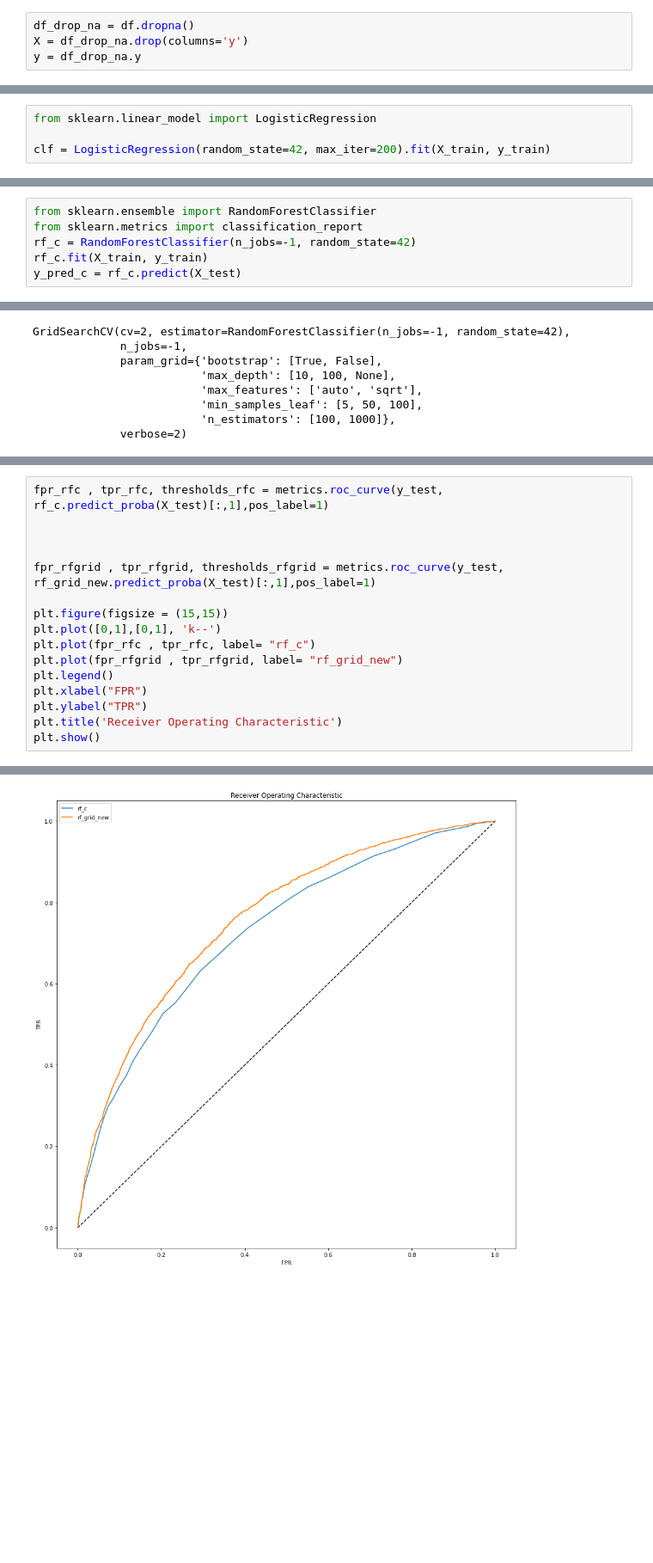
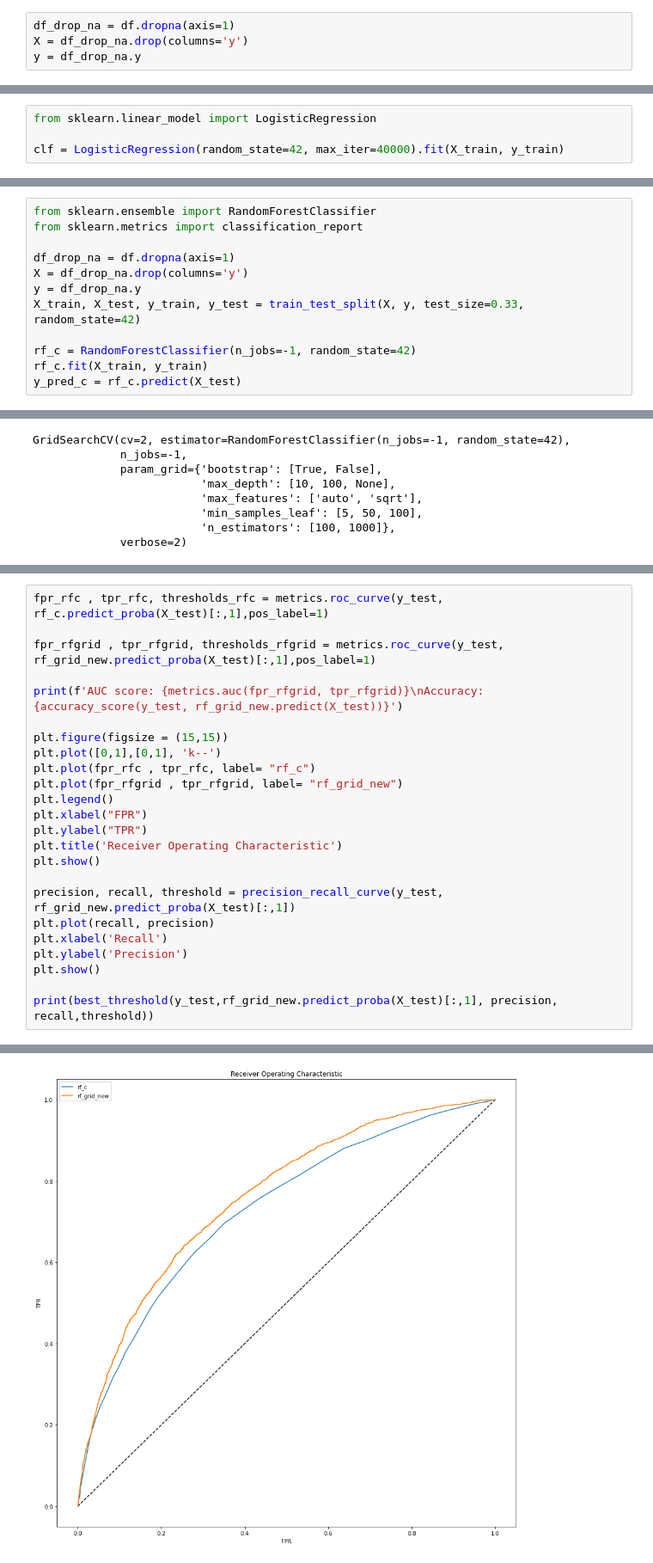
Before and after one commit to ronaldpacheco/State_farm_exercise, a Jupyter notebook: State_Farm.ipynb, the cells around one changed output, grey strips where cells are left out. Shown at 86% size. Saved outputs shown, nothing was run; the diff lists cells and outputs as text; blank space fills up the shorter version.

```diff
--- a/State_Farm.ipynb
+++ b/State_Farm.ipynb
@@ -260,6 +289,6 @@ First, let's get a baseline for our model. Let's run a model where we drop all t
 df = pd.concat([data.select_dtypes(['number']),pd.get_dummies(data.select_dtypes(['category'])) ],axis=1)
 # %%
-df_drop_na = df.dropna()
+df_drop_na = df.dropna(axis=1)
 X = df_drop_na.drop(columns='y')
 y = df_drop_na.y
 # %%
@@ -268,7 +297,7 @@ X_train, X_test, y_train, y_test = train_test_split(X, y, test_size=0.33, random
 # %%
 from sklearn.linear_model import LogisticRegression
 
-clf = LogisticRegression(random_state=42, max_iter=200).fit(X_train, y_train)
+clf = LogisticRegression(random_state=42, max_iter=40000).fit(X_train, y_train)
 # %%
 from sklearn import metrics
 fpr, tpr, thresholds = metrics.roc_curve(y_test, clf.predict_proba(X_test)[:,1], pos_label=1)
@@ -406,6 +501,12 @@ best_threshold(y_test,clf.predict_proba(X_test)[:,1],precision, recall, threshol
 # %%
 from sklearn.ensemble import RandomForestClassifier
 from sklearn.metrics import classification_report
+
+df_drop_na = df.dropna(axis=1)
+X = df_drop_na.drop(columns='y')
+y = df_drop_na.y
+X_train, X_test, y_train, y_test = train_test_split(X, y, test_size=0.33, random_state=42)
+
 rf_c = RandomForestClassifier(n_jobs=-1, random_state=42)
 rf_c.fit(X_train, y_train)
 y_pred_c = rf_c.predict(X_test)
@@ -482,9 +617,9 @@ pd.Series(rf_grid_new.best_estimator_.feature_importances_, index=X_train.column
 # %%
 fpr_rfc , tpr_rfc, thresholds_rfc = metrics.roc_curve(y_test, rf_c.predict_proba(X_test)[:,1],pos_label=1)
 
+fpr_rfgrid , tpr_rfgrid, thresholds_rfgrid = metrics.roc_curve(y_test, rf_grid_new.predict_proba(X_test)[:,1],pos_label=1)
 
-
-fpr_rfgrid , tpr_rfgrid, thresholds_rfgrid = metrics.roc_curve(y_test, rf_grid_new.predict_proba(X_test)[:,1],pos_label=1)
+print(f'AUC score: {metrics.auc(fpr_rfgrid, tpr_rfgrid)}\nAccuracy: {accuracy_score(y_test, rf_grid_new.predict(X_test))}')
 
 plt.figure(figsize = (15,15))
 plt.plot([0,1],[0,1], 'k--')
@@ -495,4 +630,12 @@ plt.xlabel("FPR")
 plt.ylabel("TPR")
 plt.title('Receiver Operating Characteristic')
 plt.show()
+
+precision, recall, threshold = precision_recall_curve(y_test, rf_grid_new.predict_proba(X_test)[:,1])
+plt.plot(recall, precision)
+plt.xlabel('Recall')
+plt.ylabel('Precision')
+plt.show()
+
+print(best_threshold(y_test,rf_grid_new.predict_proba(X_test)[:,1], precision, recall,threshold))
 # %% [output]
@@ -499 +644 @@ plt.show()
-[figure, old version]
+[figure, new version]
```
Also changed, not shown: parts of 74 cells of this notebook, 2 other files.
